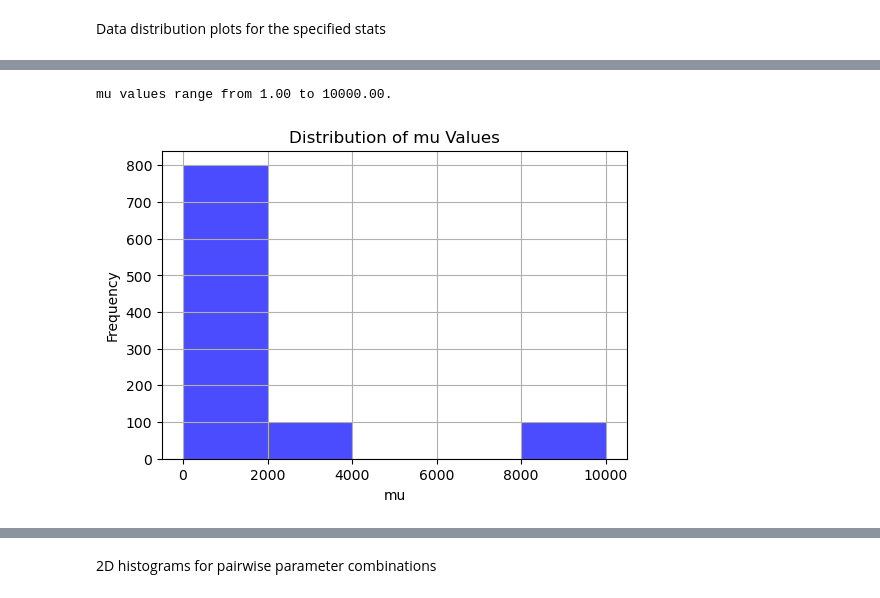
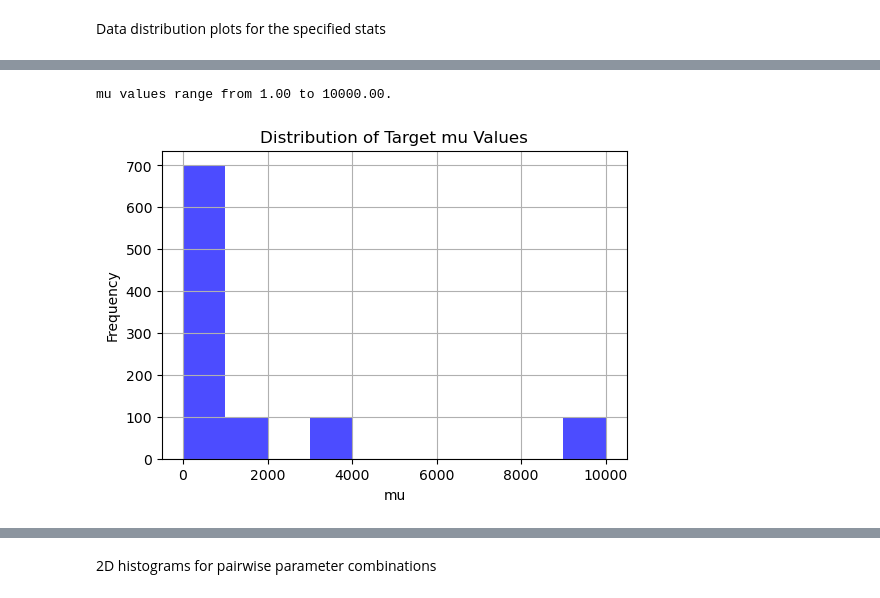
Before and after one commit to GrignardReagent/SSA, a Jupyter notebook: experiments/EXP-25-IY010/IY010_visualise_targets.ipynb, the cells around one changed output, grey strips where cells are left out. Saved outputs shown, nothing was run; the diff lists cells and outputs as text; code cells hidden in the pictures.

```diff
--- a/experiments/EXP-25-IY010/IY010_visualise_targets.ipynb
+++ b/experiments/EXP-25-IY010/IY010_visualise_targets.ipynb
@@ -47,18 +56,18 @@ CV values range from 0.50 to 5.01.
 # %%
 mu_min = df_targets['mu'].min()
 mu_max = df_targets['mu'].max()
 print(f"mu values range from {mu_min:.2f} to {mu_max:.2f}.")
 # plot the distribution
 plt.figure(figsize=(6, 4))
-plt.hist(df_targets['mu'], bins=5, color='blue', alpha=0.7)
+plt.hist(df_targets['mu'], bins=10, color='blue', alpha=0.7)
 plt.xlabel('mu')
 plt.ylabel('Frequency')
-plt.title('Distribution of mu Values')
+plt.title('Distribution of Target mu Values')
 plt.grid()
 plt.show()
 # %% [output]
 mu values range from 1.00 to 10000.00.
-[figure, old version]
+[figure, new version]
 # %%
 t_ac_min = df_targets['t_ac'].min()
 t_ac_max = df_targets['t_ac'].max()
```
Also changed, not shown: parts of 10 cells of this notebook.
